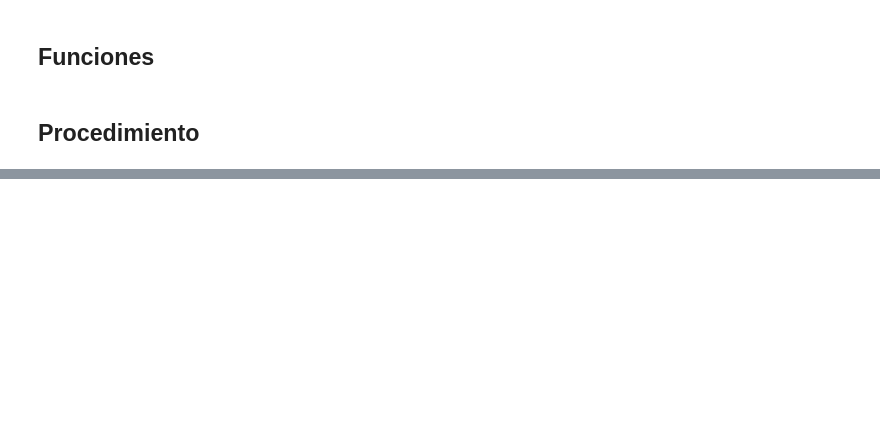
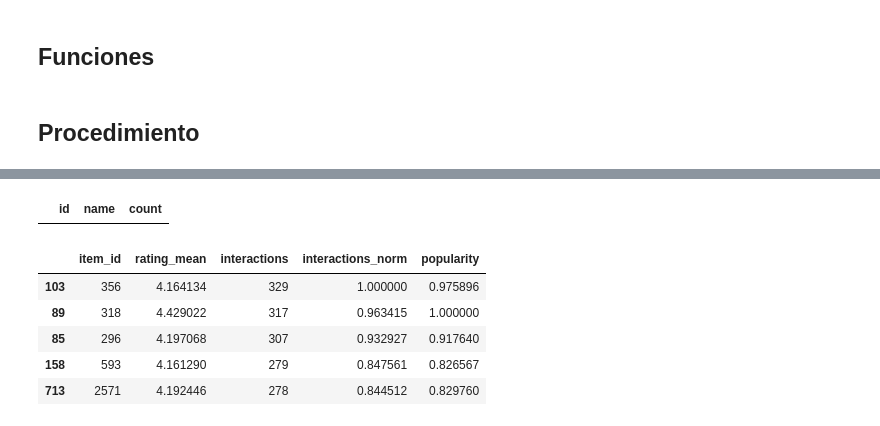
Before and after one commit to magistery-tps/rec-sys-client-lib, a Jupyter notebook: notebooks/movie-lens/2_data_loader.ipynb, the cells around one changed output, grey strips where cells are left out. Drawn from its saved outputs; the diff is of its cells as text; code cells hidden in the pictures; blank space fills up the shorter version.

```diff
--- a/notebooks/movie-lens/2_data_loader.ipynb
+++ b/notebooks/movie-lens/2_data_loader.ipynb
@@ -110,0 +99,12 @@ interactions.user_id.max()
+# %%
+repeaded_items = items \
+    .groupby(['id', 'name']) \
+    .size() \
+    .reset_index(name='count') \
+    .sort_values(by=['count'], ascending=False)
+
+repeaded_items = repeaded_items[repeaded_items['count'] > 1]
+
+repeaded_items.head(3)
+# %% [output]
+|  | id | name | count |
@@ -110,0 +121,10 @@ interactions.user_id.max()
+# %%
+item_popuparity = compute_item_popuparity(interactions)
+item_popuparity.head(5)
+# %% [output]
+|  | item_id | rating_mean | interactions | interactions_norm | popularity |
+| 103 | 356 | 4.164134 | 329 | 1.000000 | 0.975896 |
+| 89 | 318 | 4.429022 | 317 | 0.963415 | 1.000000 |
+| 85 | 296 | 4.197068 | 307 | 0.932927 | 0.917640 |
+| 158 | 593 | 4.161290 | 279 | 0.847561 | 0.826567 |
+| 713 | 2571 | 4.192446 | 278 | 0.844512 | 0.829760 |
```
Also changed, not shown: parts of 41 cells of this notebook, 38 other files.
